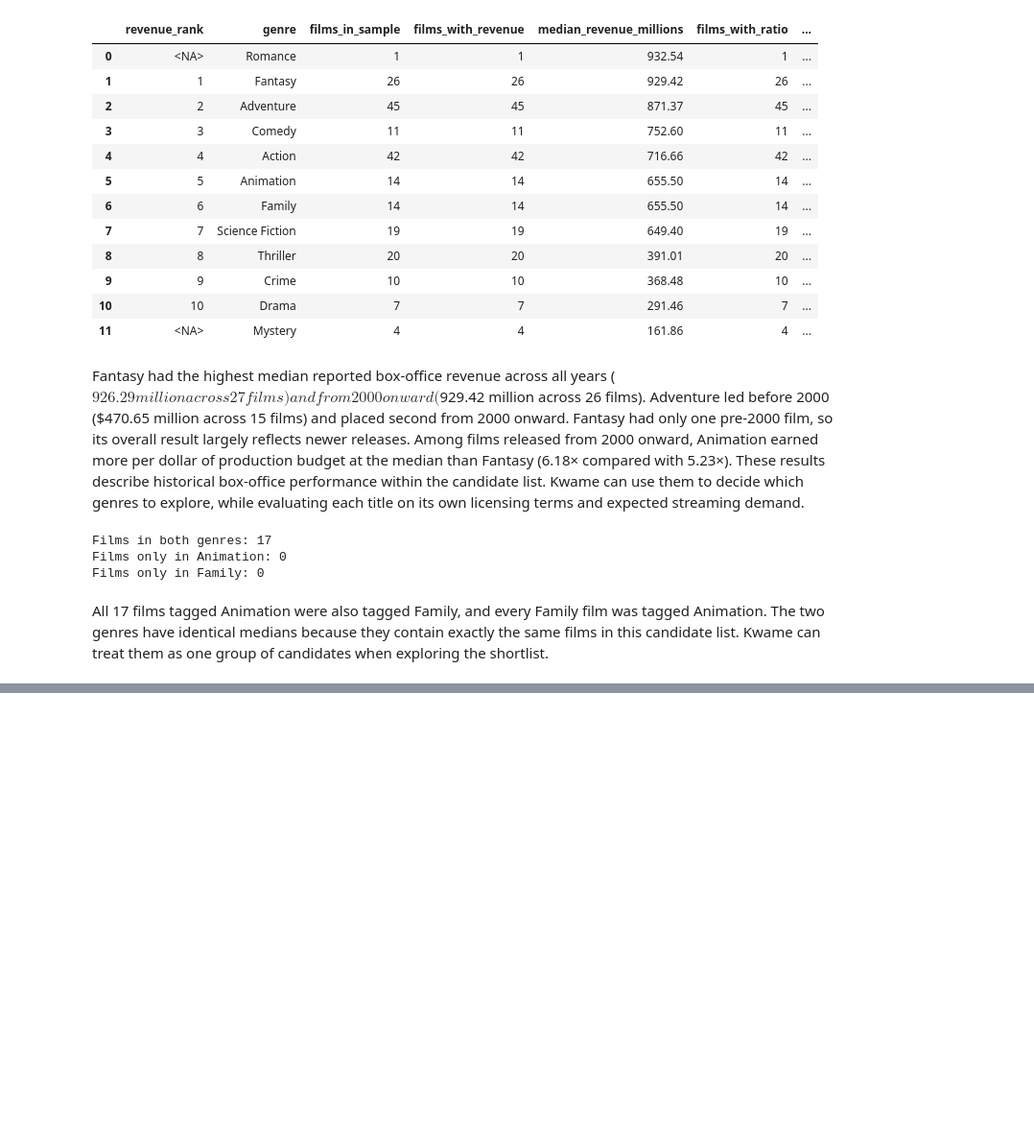
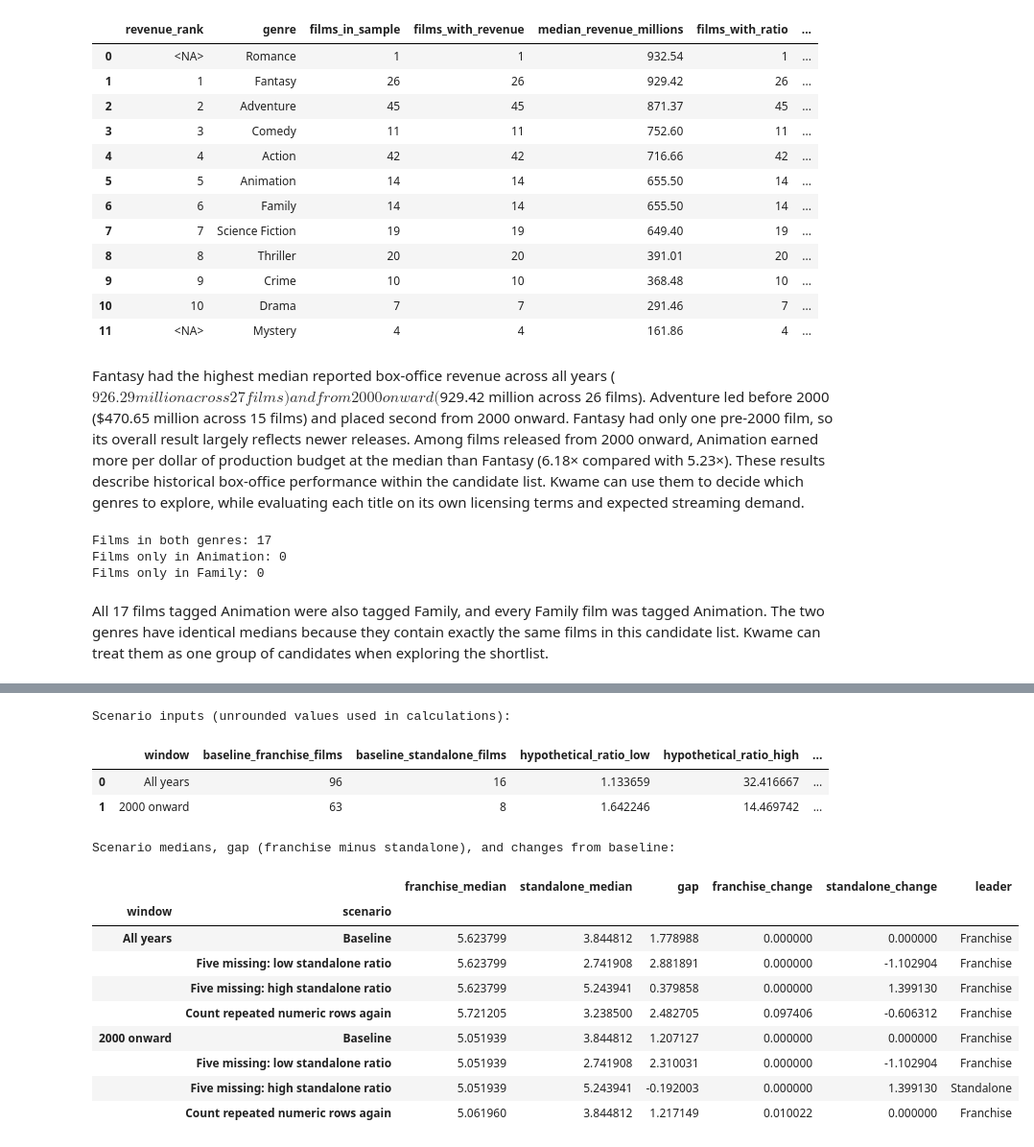
Before and after one commit to paulbletcher/lab2, a Jupyter notebook: data profile/tmdb_data_profile.ipynb, the cells around one changed output, grey strips where cells are left out. Shown at 96% size. Cells and saved outputs as stored; diff of their text form; code cells hidden in the pictures; blank space fills up the shorter version.

```diff
--- a/data profile/tmdb_data_profile.ipynb
+++ b/data profile/tmdb_data_profile.ipynb
@@ -1105,0 +1435,69 @@ All 17 films tagged Animation were also tagged Family, and every Family film was
+# %%
+sensitivity_results = []
+scenario_inputs = []
+
+for window, films in sensitivity_windows.items():
+    franchise_ratios = films.loc[films["collection_id"].notna(), "revenue_to_budget"].dropna()
+    standalone_ratios = films.loc[films["collection_id"].isna(), "revenue_to_budget"].dropna()
+    if franchise_ratios.empty or standalone_ratios.empty:
+        raise ValueError(f"Cannot calculate both medians for {window}")
+    base_franchise = franchise_ratios.median()
+    base_standalone = standalone_ratios.median()
+    pipeline_window = "all_years" if window == "All years" else "2000_onward"
+    assert base_franchise == pipeline_comparison.loc[pipeline_window, "franchise_film_median"]
+    assert base_standalone == pipeline_comparison.loc[pipeline_window, "standalone_median"]
+
+    window_repeats = repeat_films if window == "All years" else repeat_films.loc[
+        repeat_films["release_date"].dt.year.ge(2000)
+    ]
+    repeated = pd.concat([films, window_repeats], ignore_index=True)
+    repeated_franchise = repeated.loc[repeated["collection_id"].notna(), "revenue_to_budget"].median()
+    repeated_standalone = repeated.loc[repeated["collection_id"].isna(), "revenue_to_budget"].median()
+    low, high = standalone_ratios.min(), standalone_ratios.max()
+    scenario_inputs.append({
+        "window": window, "baseline_franchise_films": len(franchise_ratios),
+        "baseline_standalone_films": len(standalone_ratios),
+        "hypothetical_ratio_low": low, "hypothetical_ratio_high": high,
+        "repeat_rows_in_window": len(window_repeats),
+    })
+    scenarios = [
+        ("Baseline", base_franchise, base_standalone),
+        ("Five missing: low standalone ratio", base_franchise,
+         pd.concat([standalone_ratios, pd.Series([low] * len(missing_record_ids))], ignore_index=True).median()),
+        ("Five missing: high standalone ratio", base_franchise,
+         pd.concat([standalone_ratios, pd.Series([high] * len(missing_record_ids))], ignore_index=True).median()),
+        ("Count repeated numeric rows again", repeated_franchise, repeated_standalone),
+    ]
+    for scenario, franchise, standalone in scenarios:
+        gap = franchise - standalone
+        sensitivity_results.append({
+            "window": window, "scenario": scenario,
+            "franchise_median": franchise, "standalone_median": standalone, "gap": gap,
+            "franchise_change": franchise - base_franchise,
+            "standalone_change": standalone - base_standalone,
+            "leader": "Franchise" if gap > 0 else "Standalone" if gap < 0 else "Tie",
+        })
+
+sensitivity_inputs = pd.DataFrame(scenario_inputs)
+sensitivity_table = pd.DataFrame(sensitivity_results)
+with pd.option_context("display.max_columns", None, "display.width", 200, "display.max_colwidth", None):
+    print("Scenario inputs (unrounded values used in calculations):")
+    display(sensitivity_inputs.round(6))
+    print("Scenario medians, gap (franchise minus standalone), and changes from baseline:")
+    display(sensitivity_table.set_index(["window", "scenario"]).round(6))
+# %% [output]
+Scenario inputs (unrounded values used in calculations):
+|  | window | baseline_franchise_films | baseline_standalone_films | hypothetical_ratio_low | hypothetical_ratio_high | ... |
+| 0 | All years | 96 | 16 | 1.133659 | 32.416667 | ... |
+| 1 | 2000 onward | 63 | 8 | 1.642246 | 14.469742 | ... |
+Scenario medians, gap (franchise minus standalone), and changes from baseline:
+|  |  | franchise_median | standalone_median | gap | franchise_change | standalone_change | leader |
+| window | scenario |  |  |  |  |  |  |
+| All years | Baseline | 5.623799 | 3.844812 | 1.778988 | 0.000000 | 0.000000 | Franchise |
+|  | Five missing: low standalone ratio | 5.623799 | 2.741908 | 2.881891 | 0.000000 | -1.102904 | Franchise |
+|  | Five missing: high standalone ratio | 5.623799 | 5.243941 | 0.379858 | 0.000000 | 1.399130 | Franchise |
+|  | Count repeated numeric rows again | 5.721205 | 3.238500 | 2.482705 | 0.097406 | -0.606312 | Franchise |
+| 2000 onward | Baseline | 5.051939 | 3.844812 | 1.207127 | 0.000000 | 0.000000 | Franchise |
+|  | Five missing: low standalone ratio | 5.051939 | 2.741908 | 2.310031 | 0.000000 | -1.102904 | Franchise |
+|  | Five missing: high standalone ratio | 5.051939 | 5.243941 | -0.192003 | 0.000000 | 1.399130 | Standalone |
+|  | Count repeated numeric rows again | 5.061960 | 3.844812 | 1.217149 | 0.010022 | 0.000000 | Franchise |
```
Also changed, not shown: parts of 13 cells of this notebook, 8 other files.
